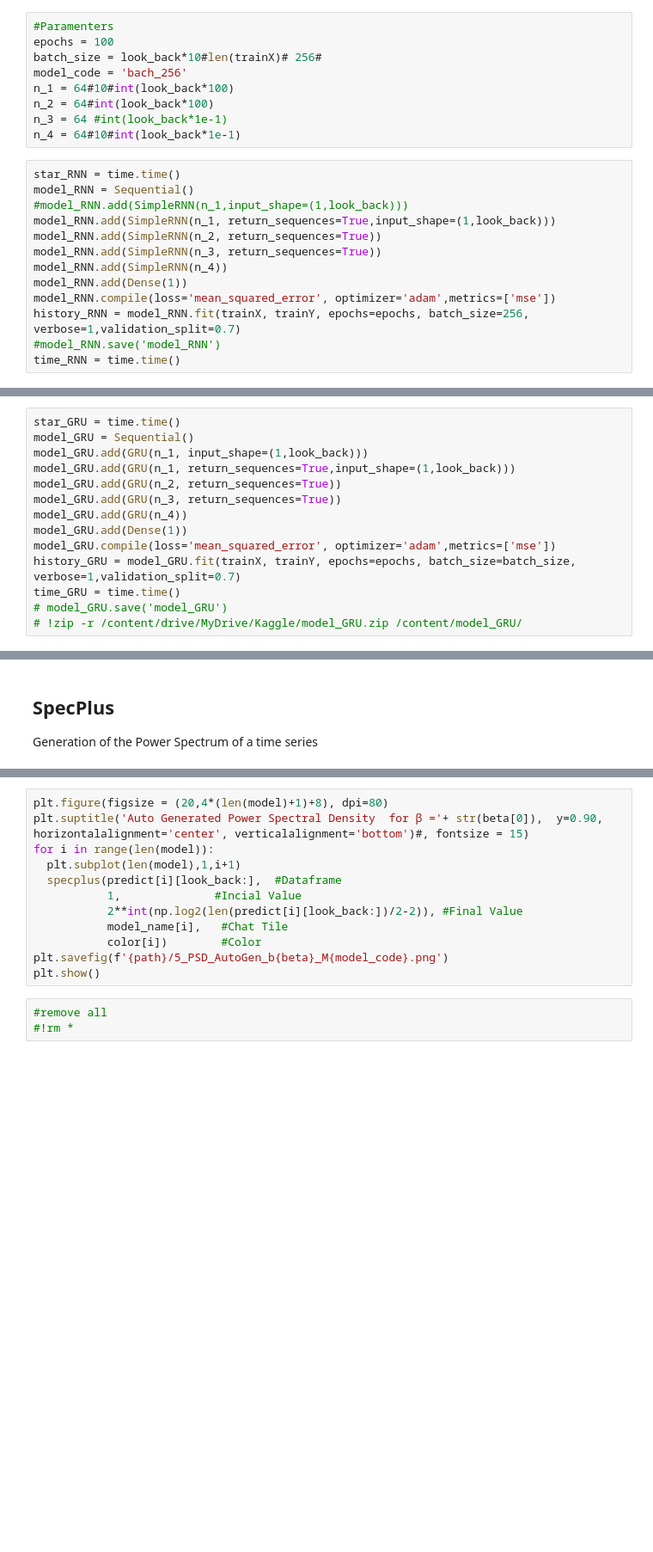
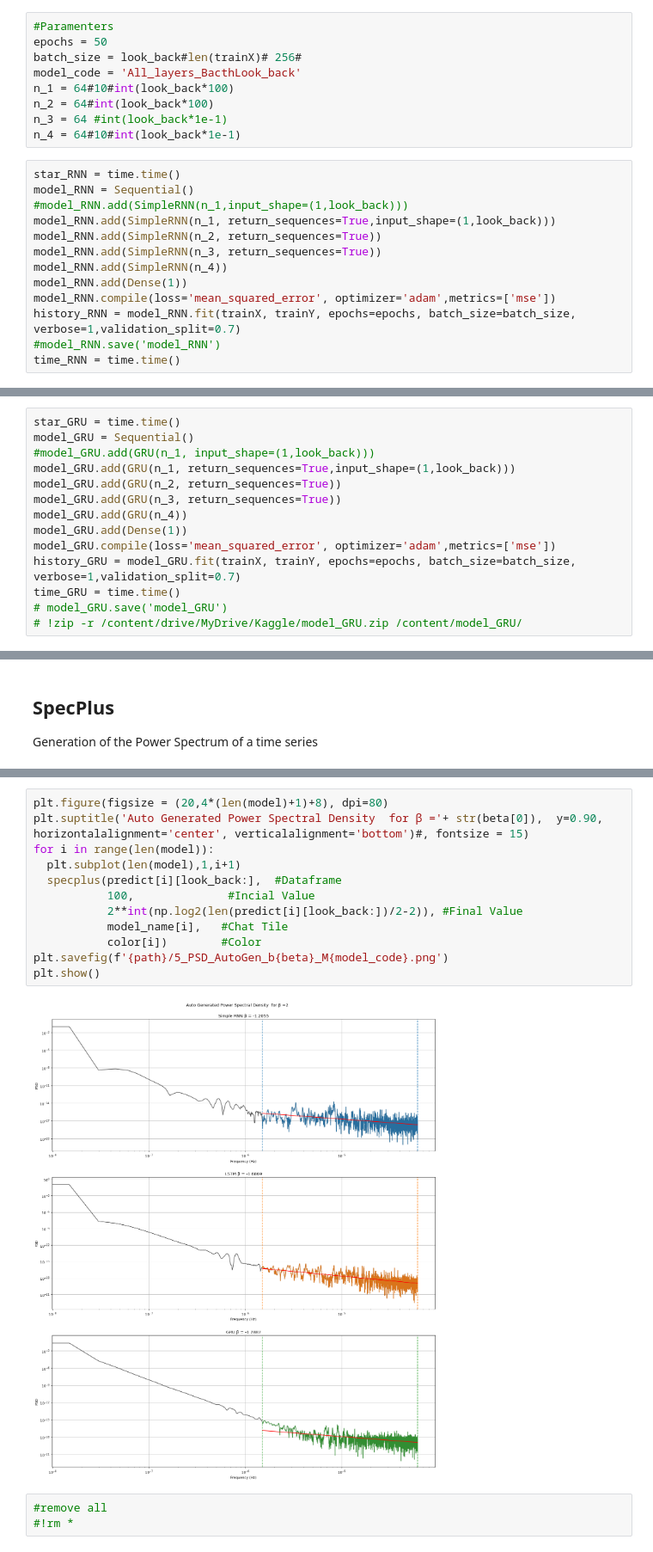
Before and after one commit to barauna-lo/Colored_Noise, a Jupyter notebook: RNN_For_1D_Colored_Noise.ipynb, the cells around one changed output, grey strips where cells are left out. Shown at 86% size. Cells and saved outputs as stored; diff of their text form; blank space fills up the shorter version.

```diff
--- a/RNN_For_1D_Colored_Noise.ipynb
+++ b/RNN_For_1D_Colored_Noise.ipynb
@@ -145,9 +145,9 @@ import tensorflow
 tensorflow.random.set_seed(3)
 # %%
 #Paramenters
-epochs = 100
-batch_size = look_back*10#len(trainX)# 256#
-model_code = 'bach_256'
+epochs = 50
+batch_size = look_back#len(trainX)# 256#
+model_code = 'All_layers_BacthLook_back'
 n_1 = 64#10#int(look_back*100)
 n_2 = 64#int(look_back*100)
 n_3 = 64 #int(look_back*1e-1)
@@ -162,6 +162,6 @@ model_RNN.add(SimpleRNN(n_3, return_sequences=True))
 model_RNN.add(SimpleRNN(n_4))
 model_RNN.add(Dense(1))
 model_RNN.compile(loss='mean_squared_error', optimizer='adam',metrics=['mse'])
-history_RNN = model_RNN.fit(trainX, trainY, epochs=epochs, batch_size=256, verbose=1,validation_split=0.7)
+history_RNN = model_RNN.fit(trainX, trainY, epochs=epochs, batch_size=batch_size, verbose=1,validation_split=0.7)
 #model_RNN.save('model_RNN')
 time_RNN = time.time()
@@ -188,7 +182,7 @@ time_LSTM = time.time()
 # %%
 star_GRU = time.time()
 model_GRU = Sequential()
-model_GRU.add(GRU(n_1, input_shape=(1,look_back)))
+#model_GRU.add(GRU(n_1, input_shape=(1,look_back)))
 model_GRU.add(GRU(n_1, return_sequences=True,input_shape=(1,look_back)))
 model_GRU.add(GRU(n_2, return_sequences=True))
 model_GRU.add(GRU(n_3, return_sequences=True))
@@ -524,15 +546,17 @@ plt.show()
 # %%
 plt.figure(figsize = (20,4*(len(model)+1)+8), dpi=80)
 plt.suptitle('Auto Generated Power Spectral Density  for β ='+ str(beta[0]),  y=0.90, horizontalalignment='center', verticalalignment='bottom')#, fontsize = 15)
 for i in range(len(model)):
   plt.subplot(len(model),1,i+1)
   specplus(predict[i][look_back:],  #Dataframe
-           1,              #Incial Value
+           100,              #Incial Value
            2**int(np.log2(len(predict[i][look_back:])/2-2)), #Final Value
            model_name[i],   #Chat Tile
            color[i])        #Color
 plt.savefig(f'{path}/5_PSD_AutoGen_b{beta}_M{model_code}.png')
 plt.show()
+# %% [output]
+[figure, added]
 # %%
 #remove all
 #!rm *
```
Also changed, not shown: parts of 9 cells of this notebook.
